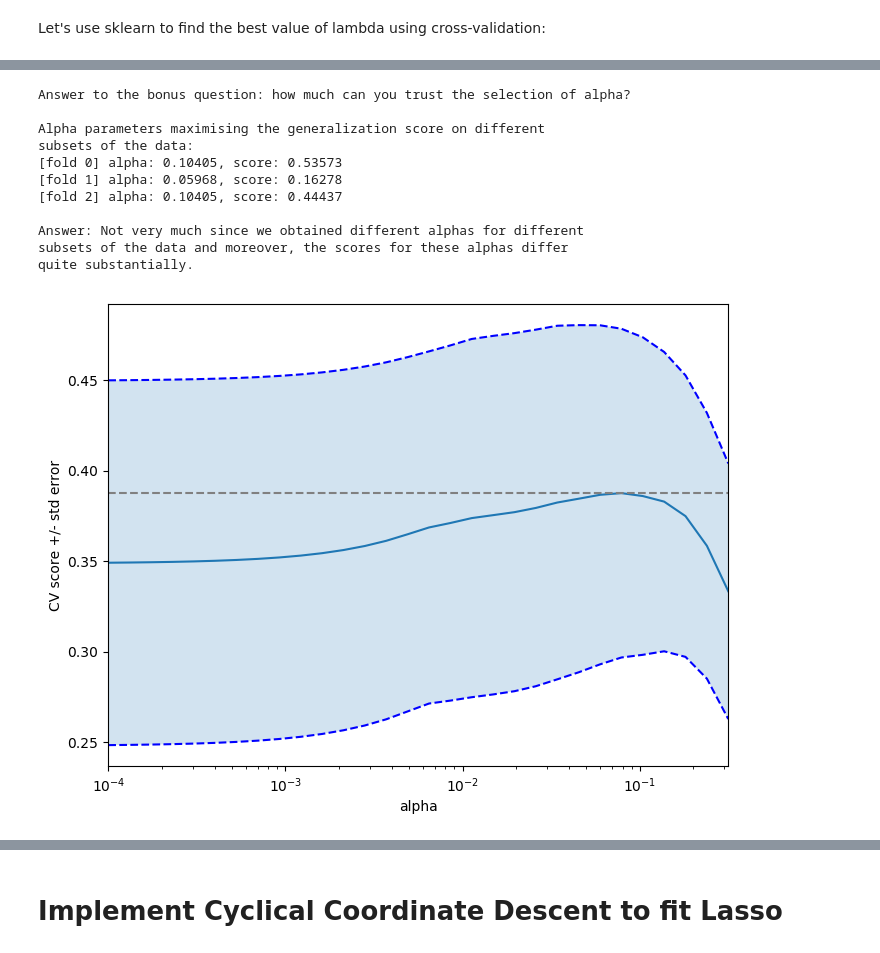
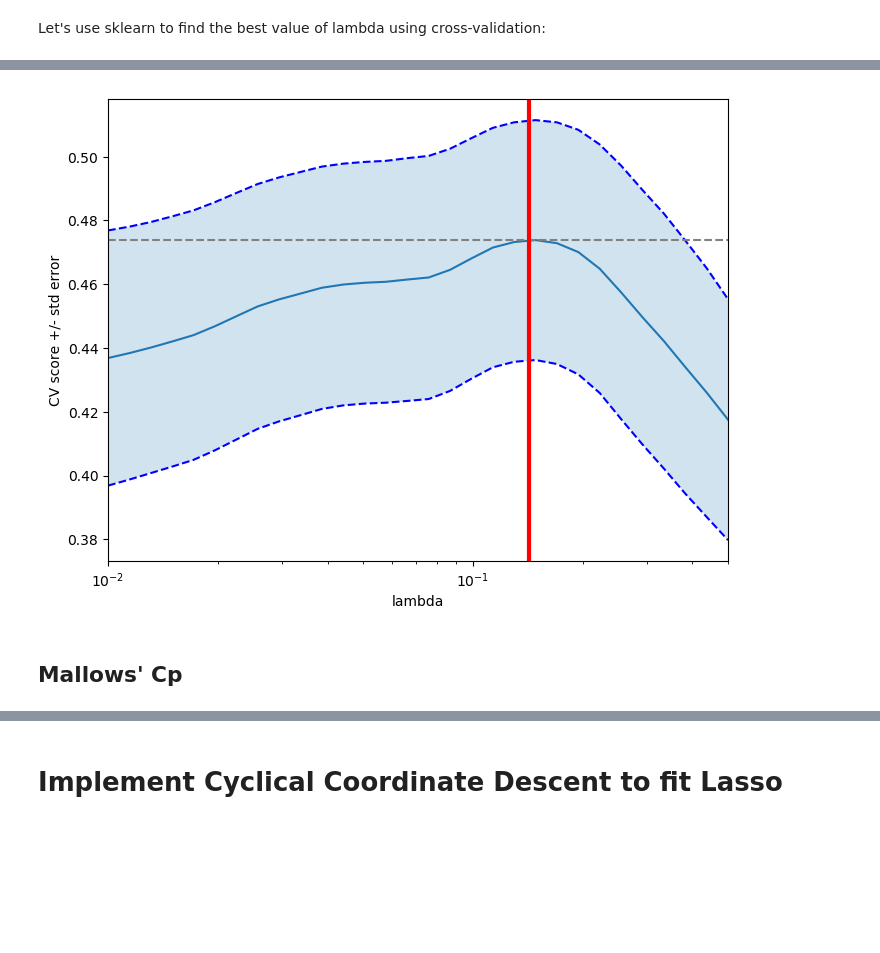
Before and after one commit to anvaribs/SDS385, a Jupyter notebook: exercises/exercises05/sparsity_notebook.ipynb, the cells around one changed output, grey strips where cells are left out. Saved outputs shown, nothing was run; the diff lists cells and outputs as text; code cells hidden in the pictures; blank space fills up the shorter version.

Commit message:
implement mallows' cp and comparison plot

```diff
--- a/exercises/exercises05/sparsity_notebook.ipynb
+++ b/exercises/exercises05/sparsity_notebook.ipynb
@@ -523,6 +561,8 @@ plt.title("MOOSE vs Lambda Value")
 # %% [markdown]
 Let's use sklearn to find the best value of lambda using cross-validation:
 # %%
+# Unit-testing Cross-validation
+
 from sklearn import linear_model, datasets
 # let's perform a 10-fold cross-validation.
 lasso = linear_model.LassoCV(n_alphas = 1000, fit_intercept=False, copy_X=True, cv=10)
@@ -543,6 +583,8 @@ plt.plot(lasso.alphas_, lasso.mse_path_.mean(axis = 1), linewidth=4.0)
 plt.xlabel("Lambda Value")
 plt.ylabel("MOOSE")
 plt.title("MOOSE vs Lambda Value")
+plt.axvline(lasso.alpha_, color='r', linewidth=3,
+            label='alpha: %s estimate' % 'cross-validation')
 plt.show()
 
 #
@@ -552,7 +594,11 @@ plt.xlabel("Lambda Value")
 ax.set_xscale('log')
 plt.ylabel("MOOSE")
 plt.title("MOOSE vs Lambda Value")
+plt.axvline(lasso.alpha_, color='r', linewidth=3,
+            label='alpha: %s estimate' % 'cross-validation')
 plt.show()
+
+optimum_alpha = lasso.alpha_
 # %% [output]
 LassoCV(alphas=None, copy_X=True, cv=10, eps=0.001, fit_intercept=False,
     max_iter=1000, n_alphas=1000, n_jobs=1, normalize=False,
@@ -570,75 +616,47 @@ from sklearn.linear_model import Lasso
 from sklearn.model_selection import KFold
 from sklearn.model_selection import GridSearchCV
 
-diabetes = datasets.load_diabetes()
-X = diabetes.data[:150]
-y = diabetes.target[:150]
+# diabetes = datasets.load_diabetes()
+# X = diabetes.data[:150]
+# y = diabetes.target[:150]
+
+X, y = load_data()
+X, norms = normalize_features(X)
 
 lasso = Lasso(random_state=0)
-alphas = np.logspace(-4, -0.5, 30)
+alphas = np.logspace(-2, -0.3, 30)
 
 tuned_parameters = [{'alpha': alphas}]
-n_folds = 3
+n_folds = 10
 
 clf = GridSearchCV(lasso, tuned_parameters, cv=n_folds, refit=False)
 clf.fit(X, y)
 scores = clf.cv_results_['mean_test_score']
 scores_std = clf.cv_results_['std_test_score']
 plt.figure().set_size_inches(8, 6)
 plt.semilogx(alphas, scores)
 
 # plot error lines showing +/- std. errors of the scores
 std_error = scores_std / np.sqrt(n_folds)
 
 plt.semilogx(alphas, scores + std_error, 'b--')
 plt.semilogx(alphas, scores - std_error, 'b--')
 
 # alpha=0.2 controls the translucency of the fill color
 plt.fill_between(alphas, scores + std_error, scores - std_error, alpha=0.2)
 
 plt.ylabel('CV score +/- std error')
-plt.xlabel('alpha')
+plt.xlabel('lambda')
 plt.axhline(np.max(scores), linestyle='--', color='.5')
 plt.xlim([alphas[0], alphas[-1]])
+plt.axvline(optimum_alpha, color='r', linewidth=3,
+            label='alpha: %s estimate' % 'cross-validation')
 
-# #############################################################################
-# Bonus: how much can you trust the selection of alpha?
-
-# To answer this question we use the LassoCV object that sets its alpha
-# parameter automatically from the data by internal cross-validation (i.e. it
-# performs cross-validation on the training data it receives).
-# We use external cross-validation to see how much the automatically obtained
-# alphas differ across different cross-validation folds.
-lasso_cv = LassoCV(alphas=alphas, random_state=0)
-k_fold = KFold(3)
-
-print("Answer to the bonus question:",
-      "how much can you trust the selection of alpha?")
-print()
-print("Alpha parameters maximising the generalization score on different")
-print("subsets of the data:")
-for k, (train, test) in enumerate(k_fold.split(X, y)):
-    lasso_cv.fit(X[train], y[train])
-    print("[fold {0}] alpha: {1:.5f}, score: {2:.5f}".
-          format(k, lasso_cv.alpha_, lasso_cv.score(X[test], y[test])))
-print()
-print("Answer: Not very much since we obtained different alphas for different")
-print("subsets of the data and moreover, the scores for these alphas differ")
-print("quite substantially.")
 
 plt.show()
 # %% [output]
-Answer to the bonus question: how much can you trust the selection of alpha?
-
-Alpha parameters maximising the generalization score on different
-subsets of the data:
-[fold 0] alpha: 0.10405, score: 0.53573
-[fold 1] alpha: 0.05968, score: 0.16278
-[fold 2] alpha: 0.10405, score: 0.44437
-
-Answer: Not very much since we obtained different alphas for different
-subsets of the data and moreover, the scores for these alphas differ
-quite substantially.
-[figure, old version]
+[figure, new version]
+# %% [markdown]
+## Mallows' Cp
 # %%
 X, Y = load_data()
```
Also changed, not shown: parts of 22 cells of this notebook.
